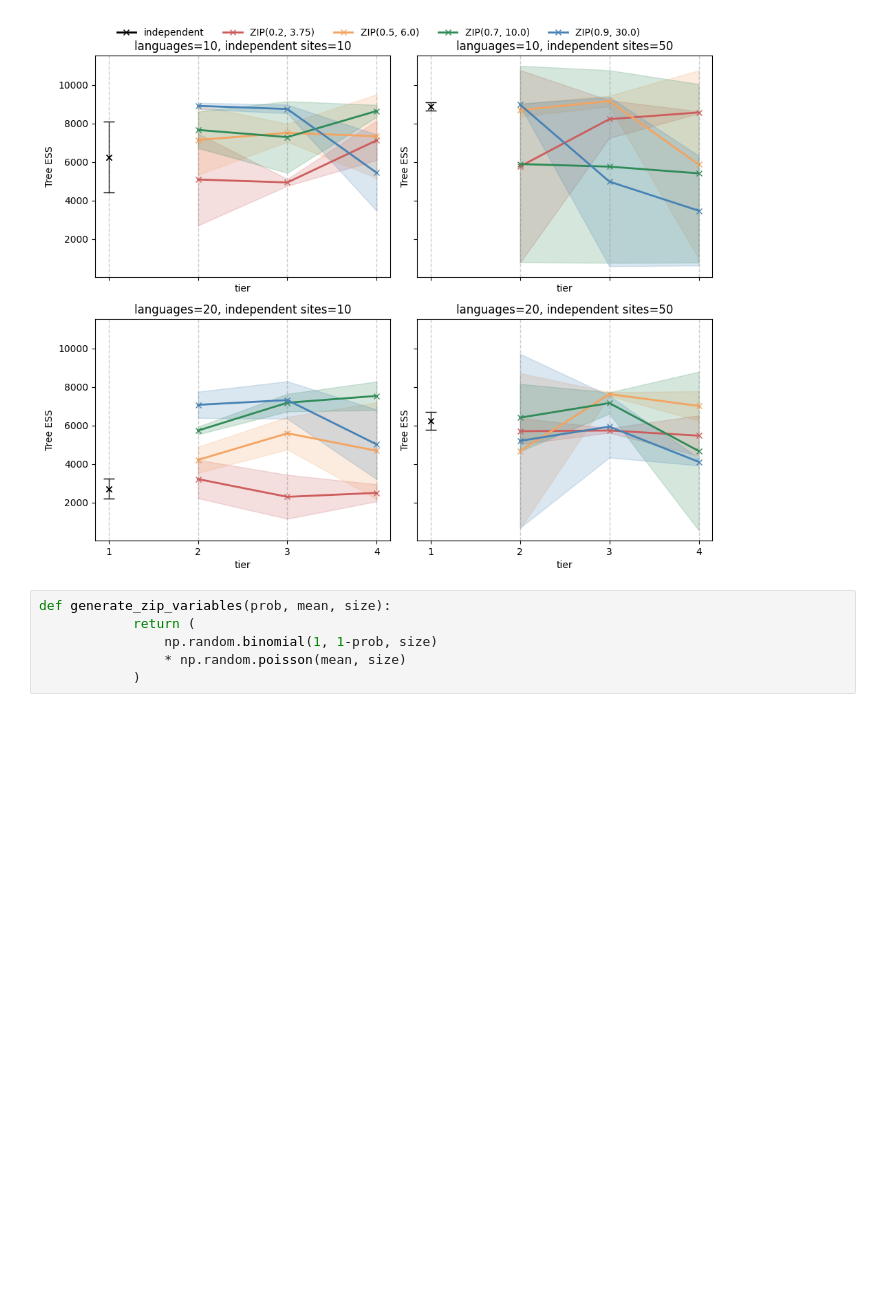
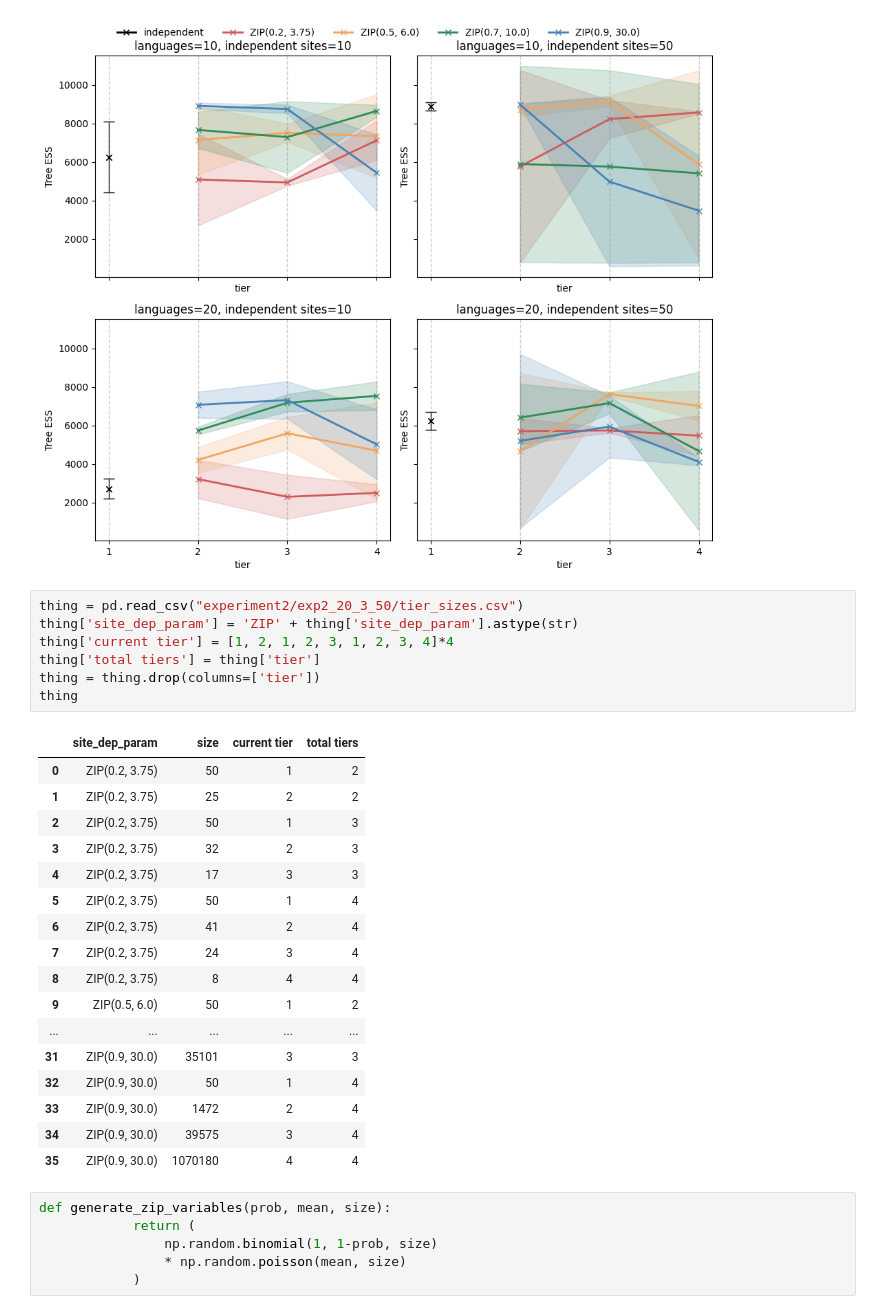
Before and after one commit to jaamestaay/M4R, a Jupyter notebook: data/results_processing.ipynb, the cells around one changed output. Saved outputs shown, nothing was run; the diff lists cells and outputs as text; blank space fills up the shorter version.

```diff
--- a/data/results_processing.ipynb
+++ b/data/results_processing.ipynb
@@ -372,6 +372,31 @@ plt.tight_layout()
 plt.show()
 # %% [output]
 [figure]
+# %%
+thing = pd.read_csv("experiment2/exp2_20_3_50/tier_sizes.csv")
+thing['site_dep_param'] = 'ZIP' + thing['site_dep_param'].astype(str)
+thing['current tier'] = [1, 2, 1, 2, 3, 1, 2, 3, 4]*4
+thing['total tiers'] = thing['tier']
+thing = thing.drop(columns=['tier'])
+thing
+# %% [output]
+|  | site_dep_param | size | current tier | total tiers |
+| 0 | ZIP(0.2, 3.75) | 50 | 1 | 2 |
+| 1 | ZIP(0.2, 3.75) | 25 | 2 | 2 |
+| 2 | ZIP(0.2, 3.75) | 50 | 1 | 3 |
+| 3 | ZIP(0.2, 3.75) | 32 | 2 | 3 |
+| 4 | ZIP(0.2, 3.75) | 17 | 3 | 3 |
+| 5 | ZIP(0.2, 3.75) | 50 | 1 | 4 |
+| 6 | ZIP(0.2, 3.75) | 41 | 2 | 4 |
+| 7 | ZIP(0.2, 3.75) | 24 | 3 | 4 |
+| 8 | ZIP(0.2, 3.75) | 8 | 4 | 4 |
+| 9 | ZIP(0.5, 6.0) | 50 | 1 | 2 |
+| ... | ... | ... | ... | ... |
+| 31 | ZIP(0.9, 30.0) | 35101 | 3 | 3 |
+| 32 | ZIP(0.9, 30.0) | 50 | 1 | 4 |
+| 33 | ZIP(0.9, 30.0) | 1472 | 2 | 4 |
+| 34 | ZIP(0.9, 30.0) | 39575 | 3 | 4 |
+| 35 | ZIP(0.9, 30.0) | 1070180 | 4 | 4 |
 # %%
 def generate_zip_variables(prob, mean, size):
             return (
```
Also changed, not shown: parts of 1 cell of this notebook, 2 other files.
